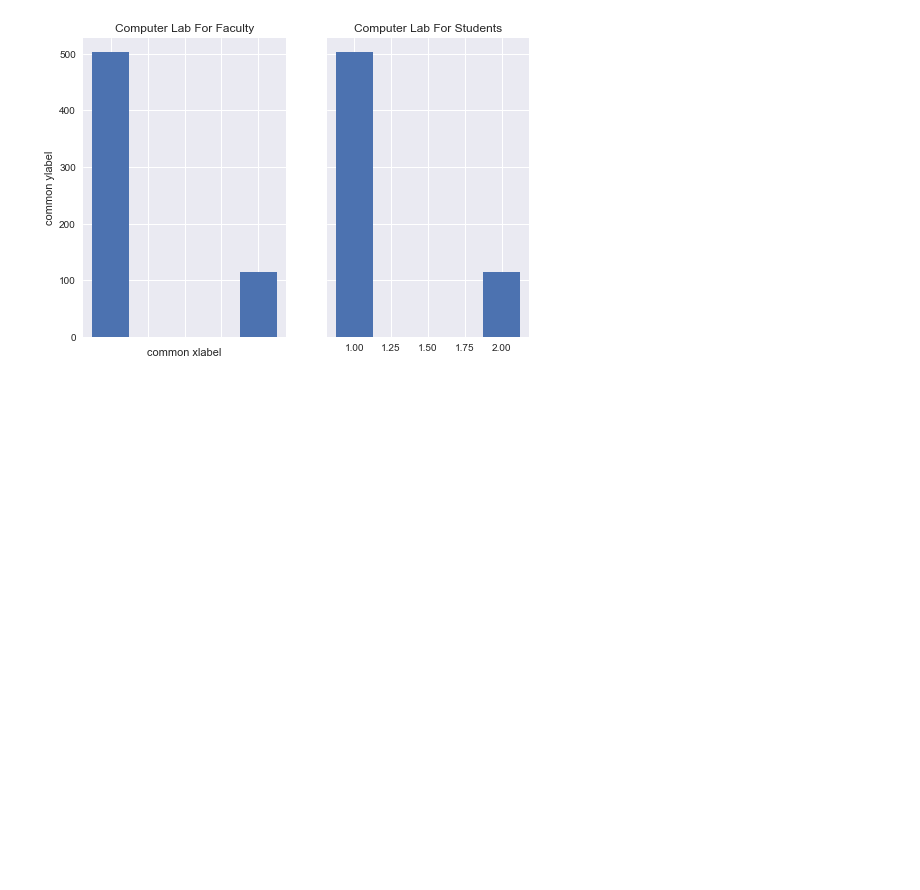
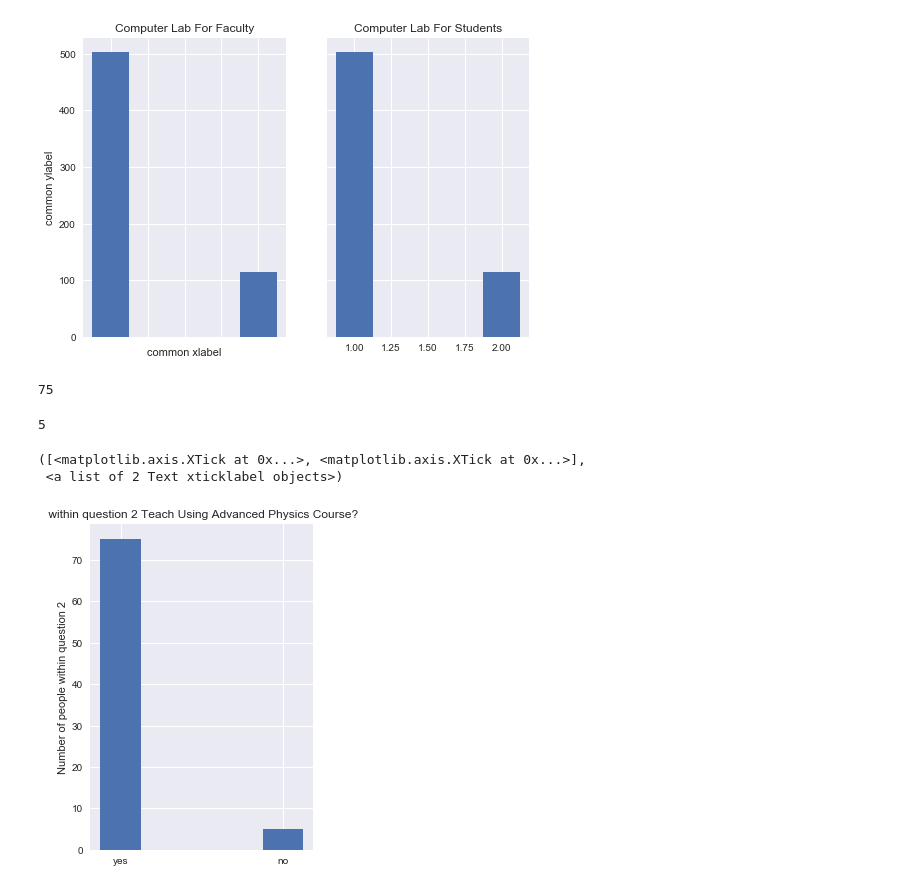
Before and after one commit to PERLMSU/Computational-Education-Data, a Jupyter notebook: Justin+Gambrell+seaborn+testing.ipynb, the cells around one changed output. Cells and saved outputs as stored; diff of their text form; code cells hidden in the pictures; blank space fills up the shorter version.

```diff
--- a/Justin+Gambrell+seaborn+testing.ipynb
+++ b/Justin+Gambrell+seaborn+testing.ipynb
@@ -60,3 +60,43 @@ Of those who responded, The proportion who said this is: 0.813915857605178
 [figure]
 [figure]
 [figure]
+# %%
+# if question 2 a was answered who said yes and no for question 3 b
+
+Deg_Comp_Phy_YN = []
+for row in data.values[:,2]:
+    Deg_Comp_Phy_YN.append(row)
+How_Taught_Advanced_Course = []
+for row in data.values[:,11]:
+    How_Taught_Advanced_Course.append(row)
+# %%
+Deg_Comp_Phy_Y = Deg_Comp_Phy_YN.count("Checked") #The number of respondents who said their institution offers a degree in Computiational Physics
+Deg_Comp_Phy_Y
+yes=0
+for i,j in zip(Deg_Comp_Phy_YN, How_Taught_Advanced_Course):
+    if i == "Checked" and j == "Checked":
+        yes+=1
+print(yes)
+# %% [output]
+75
+# %%
+no=0
+for i,j in zip(Deg_Comp_Phy_YN, How_Taught_Advanced_Course):
+    if i == "Checked" and j == "Unchecked":
+        no+=1
+print(no)
+# %% [output]
+5
+# %%
+ x=[1,2]
+ y=[yes,no]
+fig = plt.figure(figsize=(4,6))
+plt.bar(x,y,width=.25)
+plt.ylabel('Number of people within question 2')
+plt.title(' within question 2 Teach Using Advanced Physics Course?')
+labels=['yes','no']
+plt.xticks(x,labels)
+# %% [output]
+([<matplotlib.axis.XTick at 0x...>, <matplotlib.axis.XTick at 0x...>],
+ <a list of 2 Text xticklabel objects>)
+[figure, added]
```
